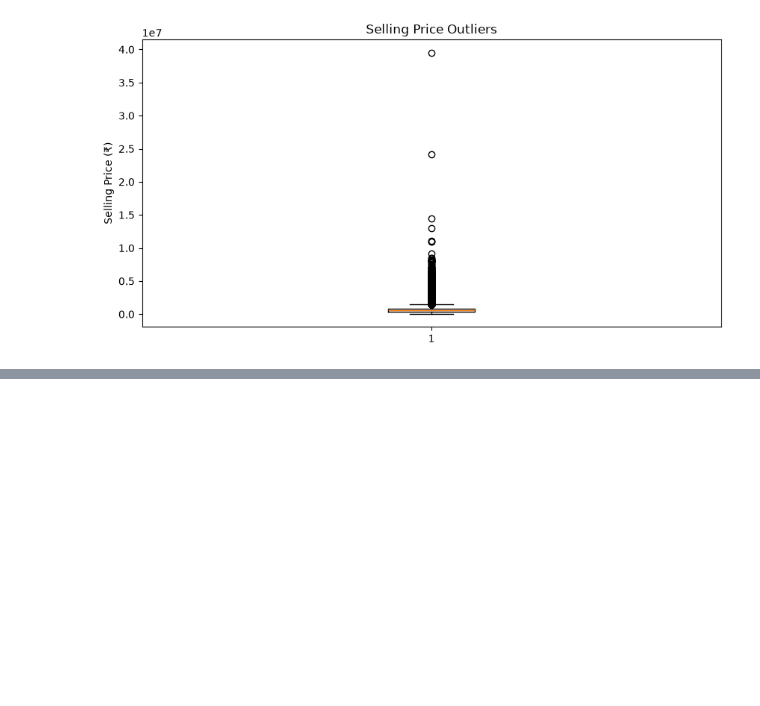
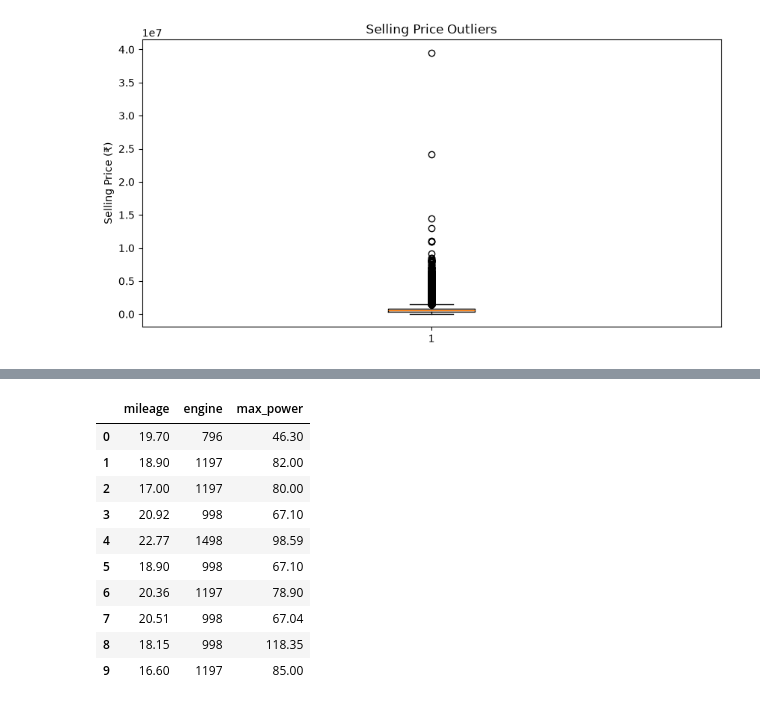
Before and after one commit to Soham-Shirode/used-car-price-prediction, a Jupyter notebook: notebooks/analysis.ipynb, the cells around one changed output, grey strips where cells are left out. Drawn from its saved outputs; the diff is of its cells as text; code cells hidden in the pictures; blank space fills up the shorter version.

```diff
--- a/notebooks/analysis.ipynb
+++ b/notebooks/analysis.ipynb
@@ -323,3 +341,17 @@ df[["vehicle_age", "km_driven", "mileage", "engine", "max_power", "seats", "sell
 | max_power | 15411.0 | 100.588254 | 42.972979 | 38.4 | 74.0 | 88.50 | 117.3 | 626.00 |
 | seats | 15411.0 | 5.325482 | 0.807628 | 0.0 | 5.0 | 5.00 | 5.0 | 9.00 |
 | selling_price | 15411.0 | 774971.116410 | 894128.363263 | 40000.0 | 385000.0 | 556000.00 | 825000.0 | 39500000.00 |
+# %%
+df[["mileage", "engine", "max_power"]].head(10)
+# %% [output]
+|  | mileage | engine | max_power |
+| 0 | 19.70 | 796 | 46.30 |
+| 1 | 18.90 | 1197 | 82.00 |
+| 2 | 17.00 | 1197 | 80.00 |
+| 3 | 20.92 | 998 | 67.10 |
+| 4 | 22.77 | 1498 | 98.59 |
+| 5 | 18.90 | 998 | 67.10 |
+| 6 | 20.36 | 1197 | 78.90 |
+| 7 | 20.51 | 998 | 67.04 |
+| 8 | 18.15 | 998 | 118.35 |
+| 9 | 16.60 | 1197 | 85.00 |
```
Also changed, not shown: parts of 49 cells of this notebook.
